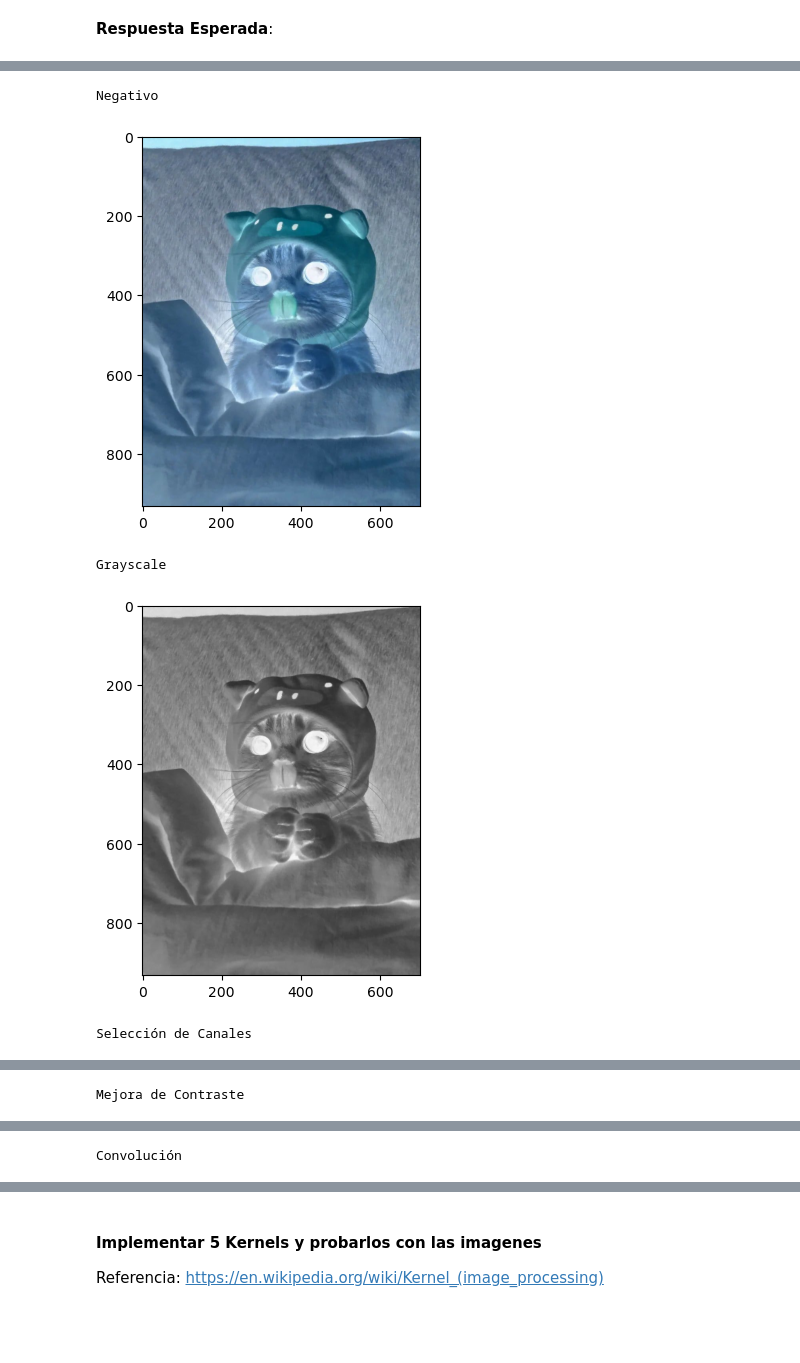
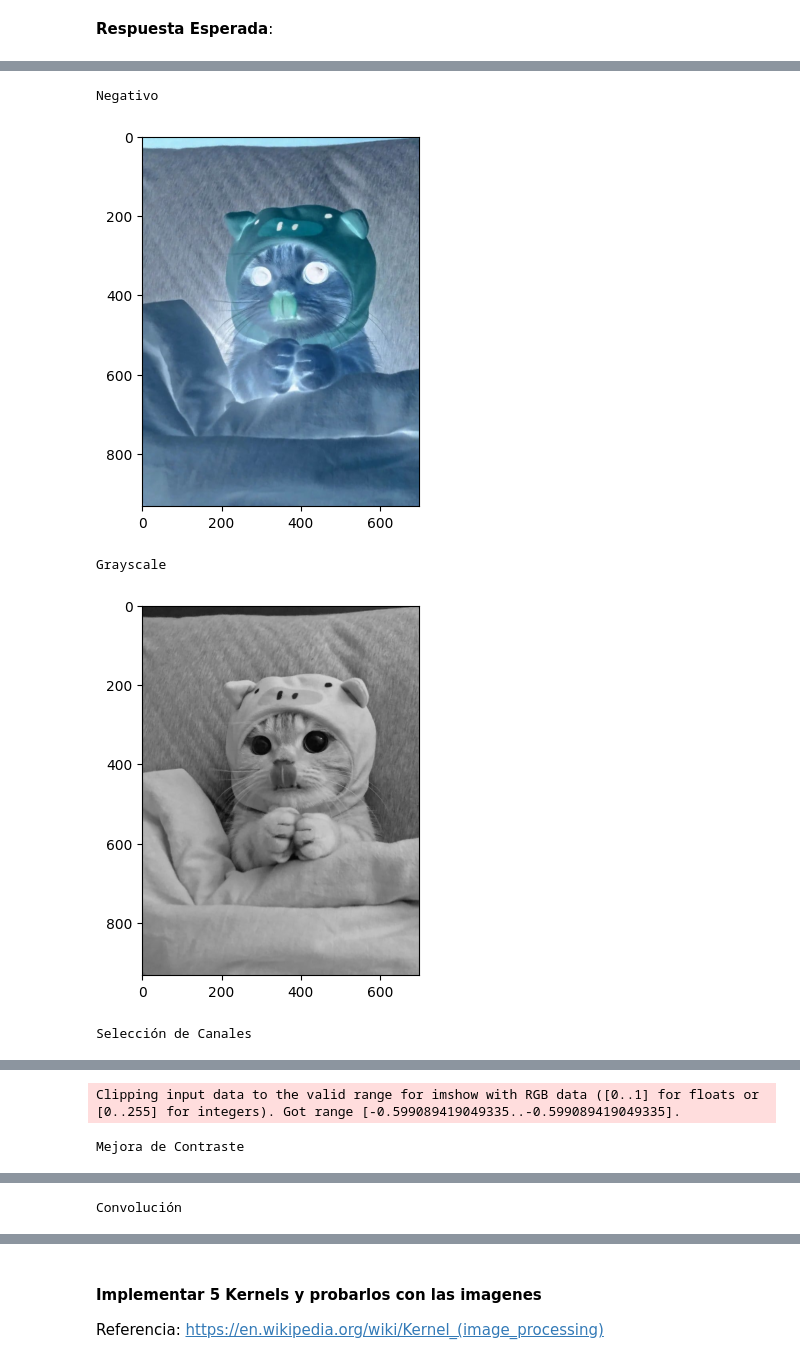
Before and after one commit to carinunez/Labs_MDS, a Jupyter notebook: Lab2_enunciado.ipynb, the cells around one changed output, grey strips where cells are left out. Drawn from its saved outputs; the diff is of its cells as text; code cells hidden in the pictures; blank space fills up the shorter version.

```diff
--- a/Lab2_enunciado.ipynb
+++ b/Lab2_enunciado.ipynb
@@ -276,10 +276,10 @@ Implementadas los métodos, compruebe que la funcionalidad es la correcta median
 - Pueden reutilizar el código implementado en las celdas anteriores para implementar los métodos `show` e `info` . Sin embargo, No invoquen directamente esas funciones.
 - La idea es que la imagen contenida en la clase sea inmutable, por ende, todos los metodos que modifiquen la imagen contenida en el objeto deberan retornar un nuevo objeto de la clase `Imagen` que contenga la imagen modificada.
 # %%
-michi = images['gatitos'][2]
-new_img = michi *5555
-gt = new_img > 255
-lt = new_img <= 255
-gtzero = new_img >= 0
-michi2 = new_img * lt.astype(int) * gtzero.astype(int) + 255 * gt.astype(int)
-michi2.max()
+# michi = images['gatitos'][2]
+# new_img = michi *5555
+# gt = new_img > 255
+# lt = new_img <= 255
+# gtzero = new_img >= 0
+# michi2 = new_img * lt.astype(int) * gtzero.astype(int) + 255 * gt.astype(int)
+# michi2.max()
@@ -540,7 +532,8 @@ class LibImagen():
         Imagen
             Objeto Imagen con la imagen procesada.
         """
-        return Imagen((255 - img_in).imagen)
+        copy = Imagen(img_in.imagen)
+        return 255 - copy
 
 
 
@@ -559,11 +552,12 @@ class LibImagen():
             Una que contiene una imagen con 3 canales.
             Los 3 canales deben tener los mismos valores.
         """
-        imagen_gris = 0.299*img_in.imagen[:,:,0] + 0.587*img_in.imagen[:,:,1] + 0.114*img_in.imagen[:,:,2]
+        copy = Imagen(img_in.imagen)
+        imagen_gris = 0.299*copy.imagen[:,:,0] + 0.587*copy.imagen[:,:,1] + 0.114*copy.imagen[:,:,2]
         for i in range(3):
-            img_in.imagen[:,:,i] = imagen_gris
+            copy.imagen[:,:,i] = imagen_gris
 
-        return Imagen(img_in.imagen)
+        return copy
 
 
 
@@ -583,12 +577,13 @@ class LibImagen():
             Objeto Imagen que contiene una imagen con 3 canales.
             Solo el canal seleccionado debe tener valores distintos a 0.
         """
+        copy = Imagen(img_in.imagen)
         mapa = {'r':0, 'g':1, 'b':2}
         for canal in ['r', 'g', 'b']:
             if canal != channel:
-                img_in.imagen[:,:,mapa[canal]] = 0
+                copy.imagen[:,:,mapa[canal]] = copy.imagen[:,:,mapa[canal]] * 0
 
-        return Imagen(img_in.imagen)
+        return copy
 
 
     def set_contrast(self, img_in, C):
@@ -606,9 +601,10 @@ class LibImagen():
         Imagen
             Objeto Imagen que contiene una imagen con 3 canales modificados.
         """
+        copy = Imagen(img_in.imagen)
         param = (259*(C+255))/(255*(259-C))
-        img_in.imagen = param*(img_in.imagen-128)+128
-        return Imagen(img_in.imagen)
+        copy.imagen = param*(copy.imagen-128)+128
+        return copy
 
     def conv_channel(self, img_in, kernel):
         """Por documentar (esto es parte del puntaje)...
@@ -632,33 +628,33 @@ class LibImagen():
 gatito = Imagen(images["gatitos"][1])
 
 gatito.show()
 
 lib = LibImagen()
 
 print('Negativo')
 lib.to_negative(gatito).show()
 
 print('Grayscale')
 lib.to_gray(gatito).show()
 
 print('Selección de Canales')
 lib.get_channel(gatito, "r").show()
 lib.get_channel(gatito, "g").show()
 lib.get_channel(gatito, "b").show()
 
 print('Mejora de Contraste')
-lib.set_contrast(gatito, 0).show()
+lib.set_contrast(gatito, 0.6).show()
 
 print('Convolución')
 kernel = np.array([[-1, -1,  -1],
                    [-1,  8,  -1],
                    [-1, -1,  -1]])
 
 lib.conv_channel(gatito, kernel).show()
 # %% [output]
 [figure]
 Negativo
 [figure]
 Grayscale
-[figure, old version]
+[figure, new version]
 Selección de Canales
@@ -666,8 +662,9 @@ Selección de Canales
 [figure]
 [figure]
-Mejora de Contraste
+Clipping input data to the valid range for imshow with RGB data ([0..1] for floats or [0..255] for integers). Got range [-0.599089419049335..-0.599089419049335].
+Mejora de Contraste
 [figure]
-Convolución
+Convolución
 [figure]
 # %% [markdown]
 #### Implementar 5 Kernels y probarlos con las imagenes
```
Also changed, not shown: parts of 8 cells of this notebook.
